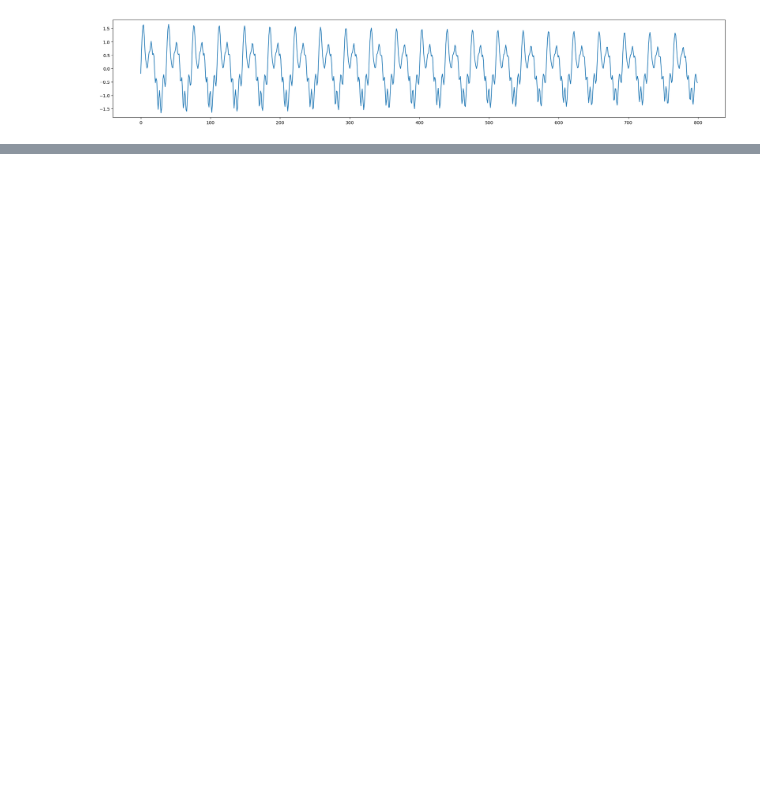
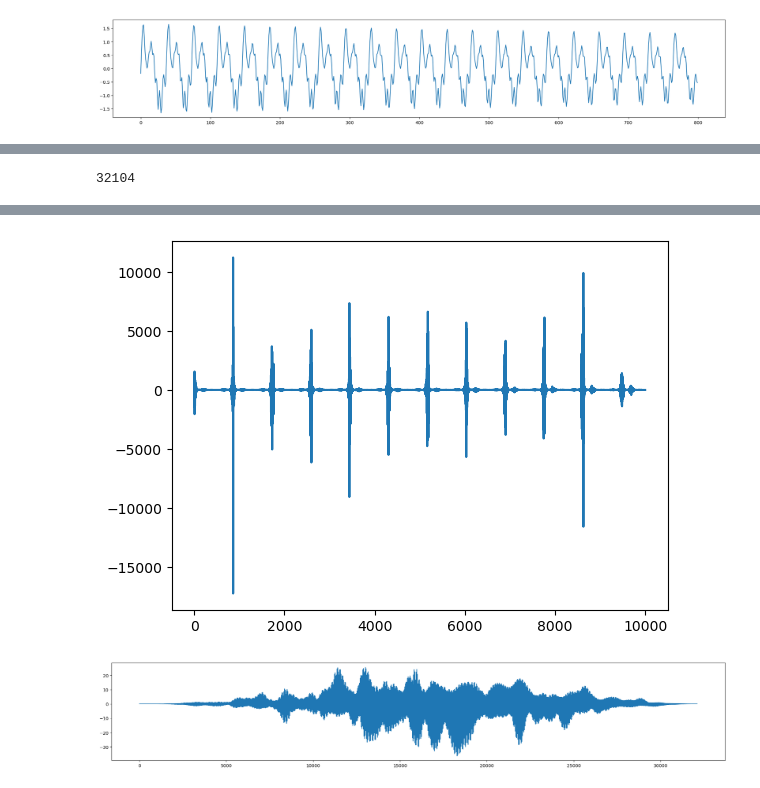
Before and after one commit to NDC227/IntroComputerMusic, a Jupyter notebook: sound_processing.ipynb, the cells around one changed output, grey strips where cells are left out. Drawn from its saved outputs; the diff is of its cells as text; code cells hidden in the pictures; blank space fills up the shorter version.

```diff
--- a/sound_processing.ipynb
+++ b/sound_processing.ipynb
@@ -106,6 +106,14 @@ def soften_release(y, softness=0.1):
     for i in range(0, n_samples):
         softened_y[n_samples - i - 1] *= math.atan(i/(n_samples * softness) / (math.pi/2))
     return softened_y
+# %%
+def contrast_enhance(y, factor=2):
+    enhanced_y = y
+    max_amp = max(y)
+    n_samples = len(y)
+    for i in range(n_samples):
+        enhanced_y[i] *= abs(enhanced_y[i]) / max_amp
+    return enhanced_y
 # %%
 a4_x_overtones, a4_y_overtones = generate_pitch_with_overtones(16000, 16000, 1, 440, 10)
 a4_x_overtones, a4_y_overtones = exponential_decay(a4_x_overtones, a4_y_overtones, rate=1e-2)
@@ -180,3 +157,37 @@ def fast_fourier_transform(y):
             [Y_even+factor[:int(N/2)]*Y_odd,
              Y_even+factor[int(N/2):]*Y_odd])
         return Y
+# %%
+SAMPLING_RATE = 16384
+N_SAMPLES = 16384
+PITCH_FREQUENCY = 440
+strength = []
+for i in range(N_SAMPLES):
+    strength.append(math.sin((i / N_SAMPLES) * math.pi))
+_, composite_a4_y = generate_pitch_with_overtones(N_SAMPLES, SAMPLING_RATE, 0, PITCH_FREQUENCY, 10)
+pitch_speed = 25
+for i in range(1, pitch_speed):
+    # pitch_variance = np.random.uniform(-2, 2)
+    pitch_variance = np.random.normal(0, 0.2)
+    # _, single_a4 = generate_pitch_with_overtones(N_SAMPLES, SAMPLING_RATE, strength[i * int(SAMPLING_RATE/pitch_speed)], 440 + pitch_variance, 10)
+    _, single_a4 = generate_pitch_with_overtones(N_SAMPLES, SAMPLING_RATE, amp=1, freq=440 + pitch_variance, strengths="random", n_overtones=10, overtone_noise=5)
+    single_a4 = soften_attack(single_a4, 0.1)
+    single_a4 = soften_release(single_a4, 0.1)
+    composite_a4_y = overlay_waves(composite_a4_y, single_a4, offset=i * int(SAMPLING_RATE/pitch_speed), wrap=False)
+
+composite_a4_y = contrast_enhance(composite_a4_y)
+
+composite_a4_x = np.arange(len(composite_a4_y))
+print(len(composite_a4_x))
+
+fourier_composite = np.fft.fft(composite_a4_y)
+plt.plot(np.arange(len(fourier_composite))[:10000], fourier_composite[:10000])
+
+# composite_a4_x, composite_a4_y = exponential_decay(composite_a4_x, composite_a4_y, rate = 1e-1)
+
+plt.figure(figsize=(25,4))
+plt.plot(composite_a4_x, composite_a4_y)
+
+ipd.Audio(composite_a4_y, rate=16_000)
+# %% [output]
+32104
@@ -183,3 +195,5 @@ def fast_fourier_transform(y):
+[figure, added]
+[figure, added]
 # %%
 SAMPLING_RATE = 16384
 N_SAMPLES = 16384
```
Also changed, not shown: parts of 5 cells of this notebook, 1 other file.
